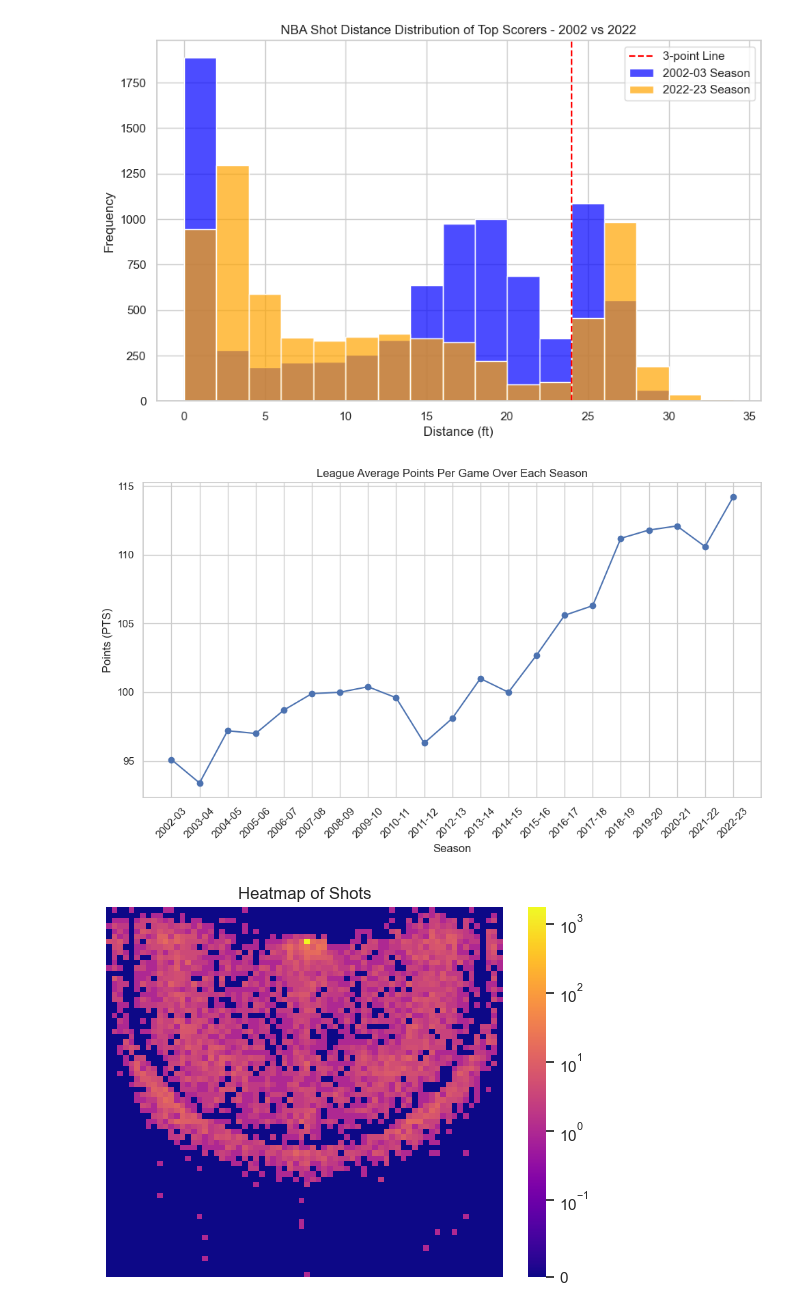
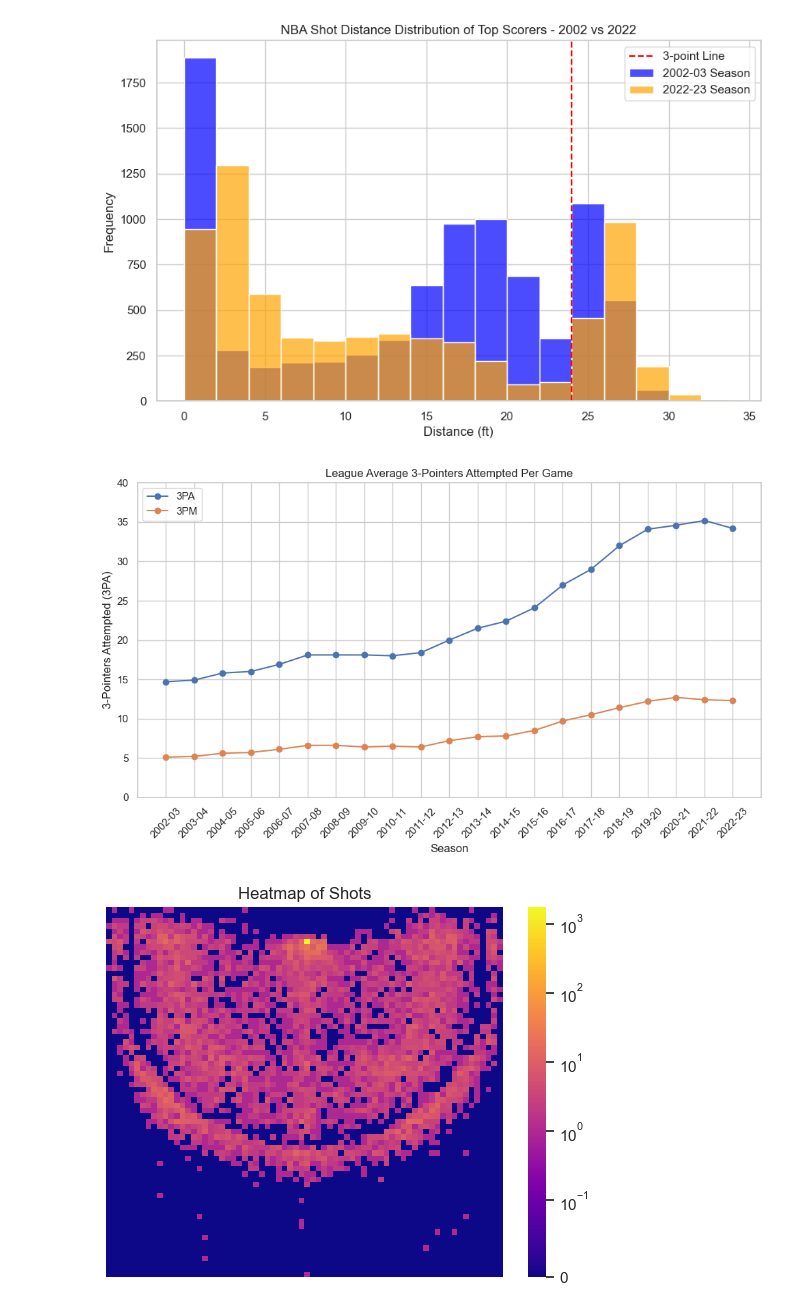
Before and after one commit to Andrew601/Stat-386-Project, a Jupyter notebook: EDA Visuals.ipynb, the cells around one changed output. Drawn from its saved outputs; the diff is of its cells as text; code cells hidden in the pictures.

```diff
--- a/EDA Visuals.ipynb
+++ b/EDA Visuals.ipynb
@@ -39,26 +39,32 @@ df = pd.read_csv('CombinedShotData.csv')
 # %% [output]
 [figure]
 # %%
-
 import matplotlib.pyplot as plt
 
 df = pd.read_csv('LeagueStats.csv')
 
 # Plotting the line graph
 plt.figure(figsize=(10, 6))
-plt.plot(df['Season'], df['PTS'], marker='o', linestyle='-')
-plt.title('League Average Points Per Game Over Each Season')
+plt.plot(df['Season'], df['3PA'], marker='o', linestyle='-', label='3PA')
+plt.plot(df['Season'], df['3P'], marker='o', linestyle='-', label='3PM')
+
+max_value = 40
+plt.ylim(0, max_value)
+
+plt.title('League Average 3-Pointers Attempted Per Game')
 plt.xlabel('Season')
-plt.ylabel('Points (PTS)')
+plt.ylabel('3-Pointers Attempted (3PA)')
 plt.xticks(rotation=45)
 plt.grid(True)
 plt.tight_layout()
 plt.gca().invert_xaxis()
 
+plt.legend()
+
 # Show the plot
 plt.show()
 # %% [output]
-[figure, old version]
+[figure, new version]
 # %%
 import pandas as pd
 import numpy as np
```
Also changed, not shown: parts of 1 cell of this notebook, 1 other file.
